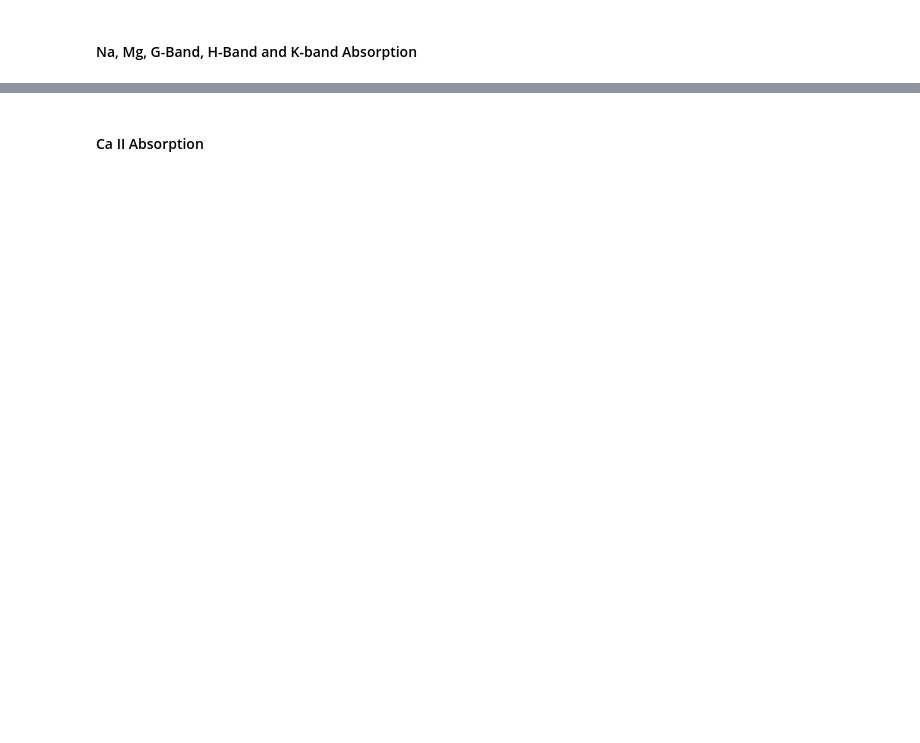
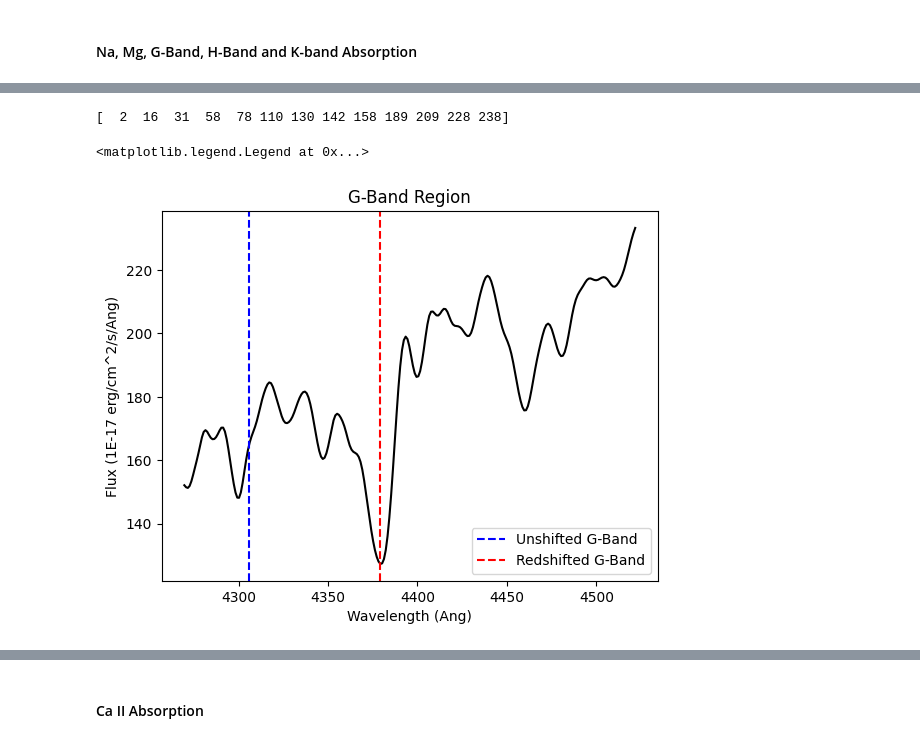
Before and after one commit to pie-tras/ASTR3800Final, a Jupyter notebook: pietras_final_project.ipynb, the cells around one changed output, grey strips where cells are left out. Cells and saved outputs as stored; diff of their text form; code cells hidden in the pictures; blank space fills up the shorter version.

```diff
--- a/pietras_final_project.ipynb
+++ b/pietras_final_project.ipynb
@@ -382,0 +387,22 @@ plt.legend()
+# %%
+# G-band
+
+min_values = scipy.signal.argrelmin(smoothed_flux[500:750])[0] # index = 5
+print(min_values)
+
+shift_G = wavelength[500:750][min_values[5]]
+
+plt.plot(wavelength[500:750], smoothed_flux[500:750], color = 'black')
+
+plt.axvline(G, linestyle= '--', label = 'Unshifted G-Band', color = 'blue')
+
+plt.axvline(shift_G, linestyle= '--', label = 'Redshifted G-Band', color = 'red')
+
+plt.xlabel("Wavelength (Ang)")
+plt.ylabel("Flux (1E-17 erg/cm^2/s/Ang)")
+plt.title("G-Band Region")
+plt.legend()
+# %% [output]
+[  2  16  31  58  78 110 130 142 158 189 209 228 238]
+<matplotlib.legend.Legend at 0x...>
+[figure, added]
```
Also changed, not shown: parts of 7 cells of this notebook.
